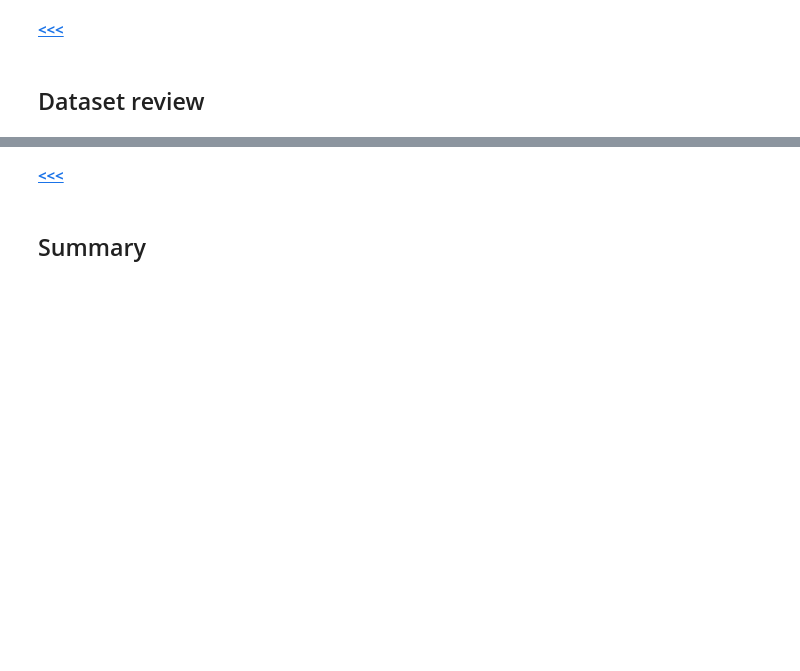
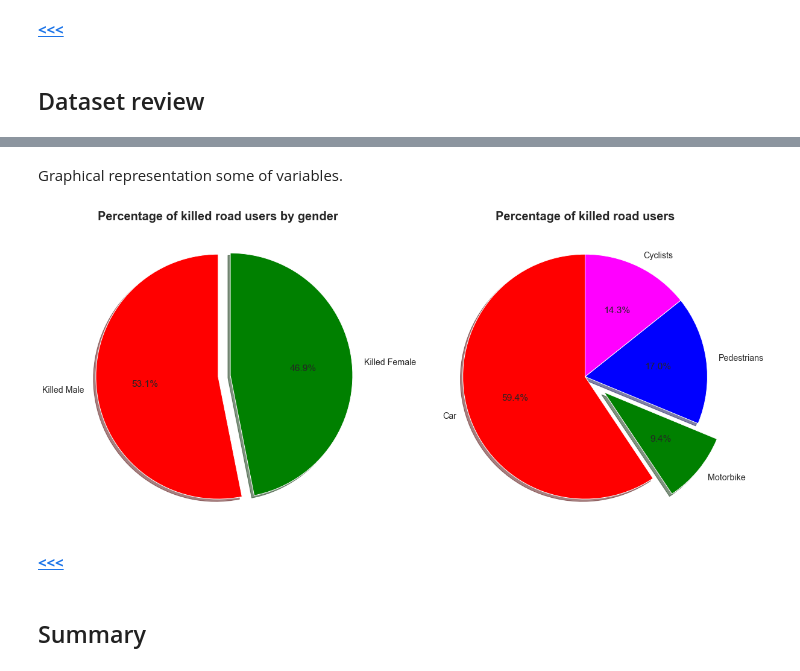
Before and after one commit to G00376332/52465_Project, a Jupyter notebook: Project_PFDA.ipynb, the cells around one changed output, grey strips where cells are left out. Drawn from its saved outputs; the diff is of its cells as text; code cells hidden in the pictures; blank space fills up the shorter version.

```diff
--- a/Project_PFDA.ipynb
+++ b/Project_PFDA.ipynb
@@ -518,3 +516,35 @@ dtype: object
+# %% [markdown]
+Graphical representation some of variables.
+# %%
+# Calculate percentage of total number of male killed in accidents
+k_male = sum((accidents.Gender =='male') & (accidents.Result == 'Killed'))/sum(accidents.Result == 'Killed')*100
+# Calculate percentage of total number of female killed in accidents
+k_female = sum((accidents.Gender =='female') & (accidents.Result == 'Killed'))/sum(accidents.Result == 'Killed')*100
+
+k_car =  sum((accidents.Users =='Car') & (accidents.Result == 'Killed'))/sum(accidents.Result == 'Killed')*100
+k_motor =  sum((accidents.Users =='Motorbike') & (accidents.Result == 'Killed'))/sum(accidents.Result == 'Killed')*100
+k_ped =  sum((accidents.Users =='Pedestrians') & (accidents.Result == 'Killed'))/sum(accidents.Result == 'Killed')*100
+k_cyc =  sum((accidents.Users =='Cyclists') & (accidents.Result == 'Killed'))/sum(accidents.Result == 'Killed')*100
+
+# Display results on pie chart
+plt.subplot(1,2,1)
+color_set = ('red', 'green', 'blue', 'magenta')
+sizes = [k_male, k_female ]
+labels = ['Killed Male','Killed Female']
+explode = (0, 0.1)
+plt.pie(sizes, labels = labels, explode = explode, colors=color_set, shadow=True, startangle=90, autopct = '%.1f%%')
+plt.title('Percentage of killed road users by gender', fontweight='bold', fontsize=20)
+
+plt.subplot(1,2,2)
+sizes = [k_car, k_motor,k_ped,k_cyc]
+labels = ['Car','Motorbike','Pedestrians','Cyclists']
+explode = (0, 0.2, 0, 0)
+plt.pie(sizes, labels = labels, explode = explode, colors=color_set, shadow=True, startangle=90, autopct = '%.1f%%')
+plt.title('Percentage of killed road users', fontweight='bold', fontsize=20)
+
+plt.show()
+# %% [output]
+[figure, added]
 # %% [markdown]
 [**<<<**](#table)
 # %% [markdown]
```
Also changed, not shown: parts of 11 cells of this notebook, 1 other file.
